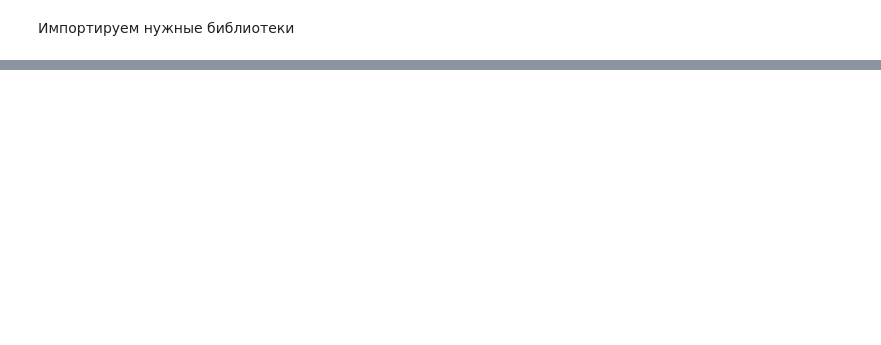
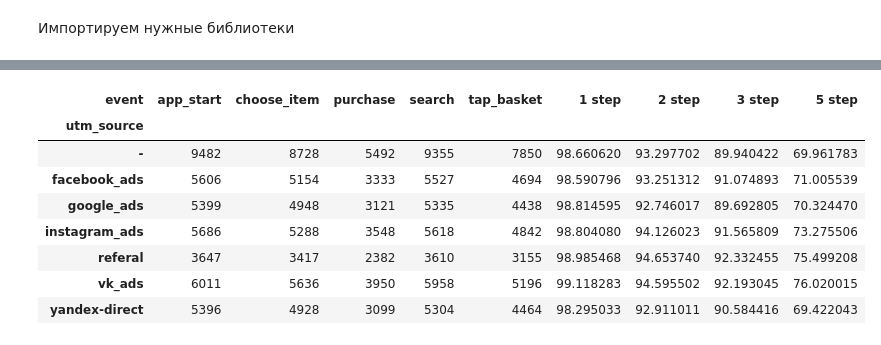
Before and after one commit to Evgenija123456/skillfactory1, a Jupyter notebook: PROJECT_5_Parkhomenko_E_A.ipynb, the cells around one changed output, grey strips where cells are left out. Cells and saved outputs as stored; diff of their text form; code cells hidden in the pictures; blank space fills up the shorter version.

```diff
--- a/PROJECT_5_Parkhomenko_E_A.ipynb
+++ b/PROJECT_5_Parkhomenko_E_A.ipynb
@@ -358,0 +224,4 @@ df_recomendations
+# %%
+already_reg = data[data['first_registration'] < data['date']]
+already_reg['registered'] = 1
+requires_reg1 = data[(data['first_registration'].isna() == True)]
@@ -358,0 +240,4 @@ df_recomendations
+# %%
+reg = data[data['registered'] == 1]
+funnel_reg = pd.crosstab(reg.utm_source, reg.event, values=reg.device_id, aggfunc=pd.Series.nunique)
+funnel_reg
@@ -358,0 +254,16 @@ df_recomendations
+# %%
+funnel_reg['1 step'] = funnel_reg['search']*100/funnel_reg['app_start']
+funnel_reg['2 step'] = funnel_reg['choose_item']*100/funnel_reg['search']
+funnel_reg['3 step'] = funnel_reg['tap_basket']*100/funnel_reg['choose_item']
+funnel_reg['5 step'] = funnel_reg['purchase']*100/funnel_reg['tap_basket']
+funnel_reg
+# %% [output]
+| event | app_start | choose_item | purchase | search | tap_basket | 1 step | 2 step | 3 step | 5 step |
+| utm_source |  |  |  |  |  |  |  |  |  |
+| - | 9482 | 8728 | 5492 | 9355 | 7850 | 98.660620 | 93.297702 | 89.940422 | 69.961783 |
+| facebook_ads | 5606 | 5154 | 3333 | 5527 | 4694 | 98.590796 | 93.251312 | 91.074893 | 71.005539 |
+| google_ads | 5399 | 4948 | 3121 | 5335 | 4438 | 98.814595 | 92.746017 | 89.692805 | 70.324470 |
+| instagram_ads | 5686 | 5288 | 3548 | 5618 | 4842 | 98.804080 | 94.126023 | 91.565809 | 73.275506 |
+| referal | 3647 | 3417 | 2382 | 3610 | 3155 | 98.985468 | 94.653740 | 92.332455 | 75.499208 |
+| vk_ads | 6011 | 5636 | 3950 | 5958 | 5196 | 99.118283 | 94.595502 | 92.193045 | 76.020015 |
+| yandex-direct | 5396 | 4928 | 3099 | 5304 | 4464 | 98.295033 | 92.911011 | 90.584416 | 69.422043 |
```
Also changed, not shown: parts of 74 cells of this notebook.
